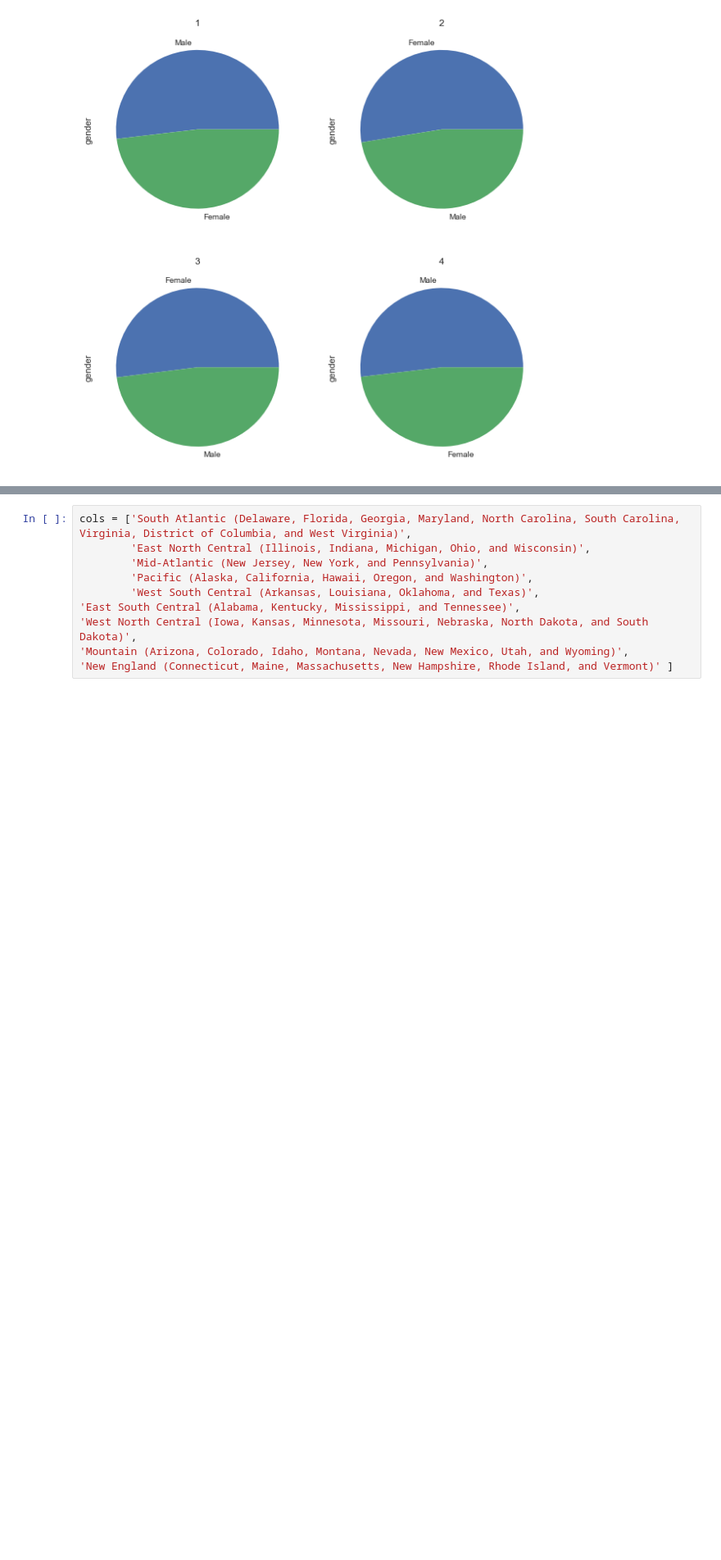
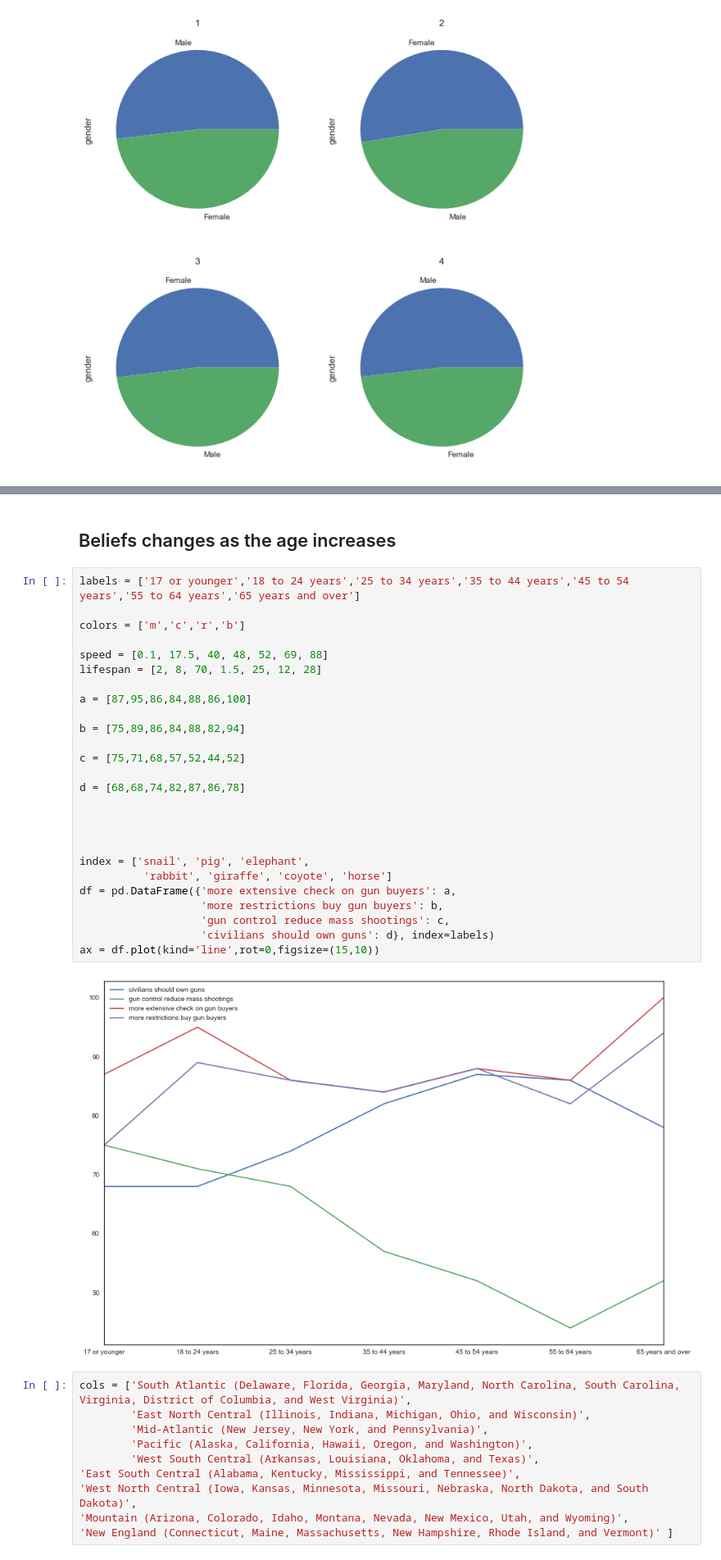
Before and after one commit to naimul011/gun_control_data_analysis, a Jupyter notebook: notebook.ipynb, the cells around one changed output, grey strips where cells are left out. Shown at 82% size. Cells and saved outputs as stored; diff of their text form; blank space fills up the shorter version.

```diff
--- a/notebook.ipynb
+++ b/notebook.ipynb
@@ -621,3 +625,33 @@ Name: age, dtype: int64
+# %% [markdown]
+## Beliefs changes as the age increases
+# %%
+labels = ['17 or younger','18 to 24 years','25 to 34 years','35 to 44 years','45 to 54 years','55 to 64 years','65 years and over']
+
+colors = ['m','c','r','b']
+
+speed = [0.1, 17.5, 40, 48, 52, 69, 88]
+lifespan = [2, 8, 70, 1.5, 25, 12, 28]
+
+a = [87,95,86,84,88,86,100]
+
+b = [75,89,86,84,88,82,94]
+
+c = [75,71,68,57,52,44,52]
+
+d = [68,68,74,82,87,86,78]
+
+
+
+
+index = ['snail', 'pig', 'elephant',
+          'rabbit', 'giraffe', 'coyote', 'horse']
+df = pd.DataFrame({'more extensive check on gun buyers': a,
+                   'more restrictions buy gun buyers': b,
+                   'gun control reduce mass shootings': c,
+                   'civilians should own guns': d}, index=labels)
+ax = df.plot(kind='line',rot=0,figsize=(15,10))
+# %% [output]
+[figure, added]
 # %%
 cols = ['South Atlantic (Delaware, Florida, Georgia, Maryland, North Carolina, South Carolina, Virginia, District of Columbia, and West Virginia)',
         'East North Central (Illinois, Indiana, Michigan, Ohio, and Wisconsin)',
```
Also changed, not shown: parts of 6 cells of this notebook.
